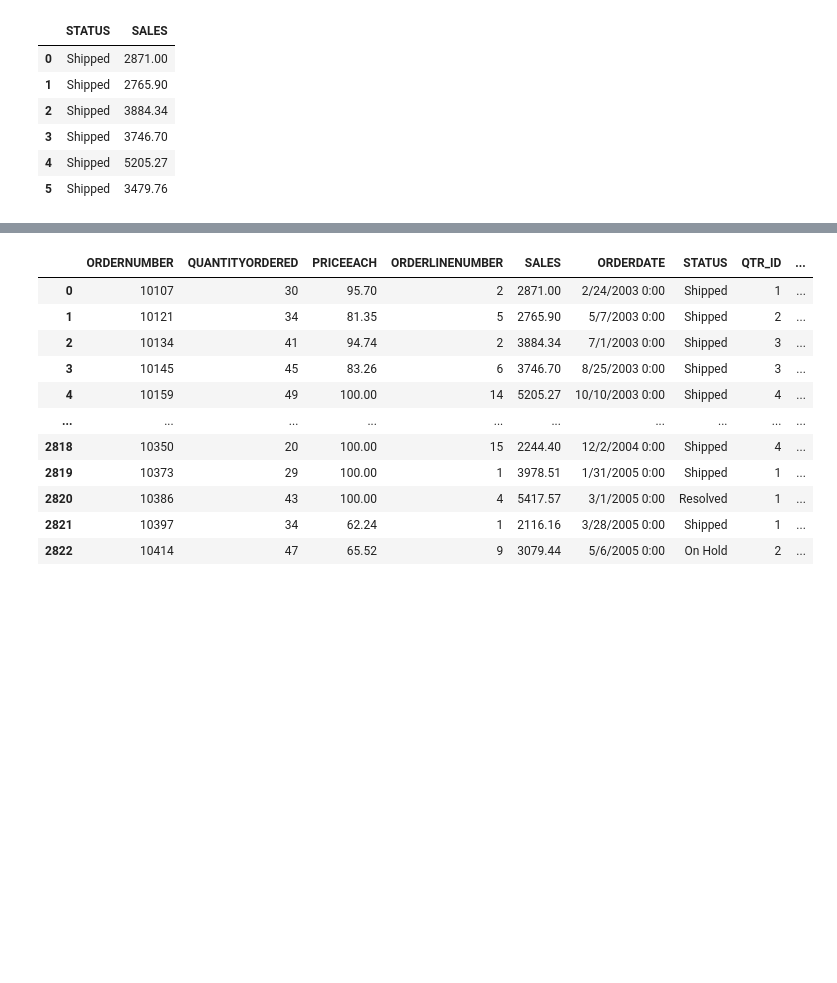
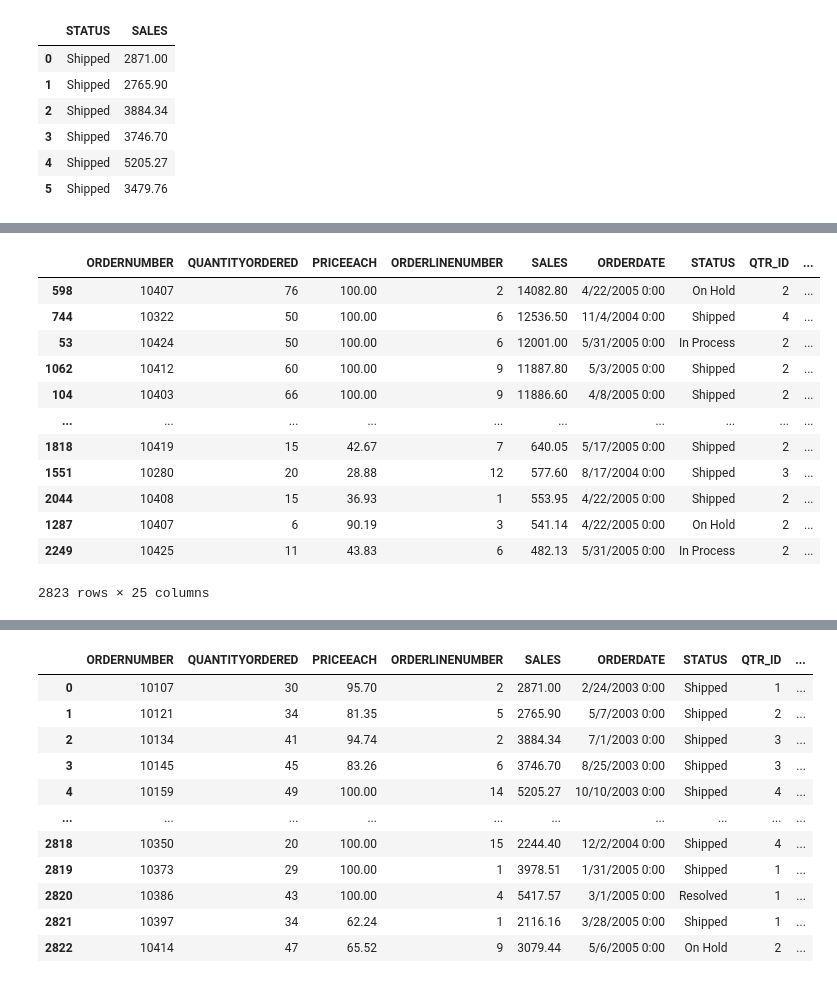
Before and after one commit to tusharbhargav1/sales-data-analysis, a Jupyter notebook: pandas.ipynb, the cells around one changed output, grey strips where cells are left out. Cells and saved outputs as stored; diff of their text form; code cells hidden in the pictures; blank space fills up the shorter version.

```diff
--- a/pandas.ipynb
+++ b/pandas.ipynb
@@ -295,0 +343,19 @@ df.loc[:5, ["STATUS", "SALES"]]
+# %%
+df.sort_values(
+    ["SALES", "QUANTITYORDERED"],
+    ascending=[False, False]
+)
+# %% [output]
+|  | ORDERNUMBER | QUANTITYORDERED | PRICEEACH | ORDERLINENUMBER | SALES | ORDERDATE | STATUS | QTR_ID | ... |
+| 598 | 10407 | 76 | 100.00 | 2 | 14082.80 | 4/22/2005 0:00 | On Hold | 2 | ... |
+| 744 | 10322 | 50 | 100.00 | 6 | 12536.50 | 11/4/2004 0:00 | Shipped | 4 | ... |
+| 53 | 10424 | 50 | 100.00 | 6 | 12001.00 | 5/31/2005 0:00 | In Process | 2 | ... |
+| 1062 | 10412 | 60 | 100.00 | 9 | 11887.80 | 5/3/2005 0:00 | Shipped | 2 | ... |
+| 104 | 10403 | 66 | 100.00 | 9 | 11886.60 | 4/8/2005 0:00 | Shipped | 2 | ... |
+| ... | ... | ... | ... | ... | ... | ... | ... | ... | ... |
+| 1818 | 10419 | 15 | 42.67 | 7 | 640.05 | 5/17/2005 0:00 | Shipped | 2 | ... |
+| 1551 | 10280 | 20 | 28.88 | 12 | 577.60 | 8/17/2004 0:00 | Shipped | 3 | ... |
+| 2044 | 10408 | 15 | 36.93 | 1 | 553.95 | 4/22/2005 0:00 | Shipped | 2 | ... |
+| 1287 | 10407 | 6 | 90.19 | 3 | 541.14 | 4/22/2005 0:00 | On Hold | 2 | ... |
+| 2249 | 10425 | 11 | 43.83 | 6 | 482.13 | 5/31/2005 0:00 | In Process | 2 | ... |
+2823 rows × 25 columns
```
Also changed, not shown: parts of 15 cells of this notebook.
